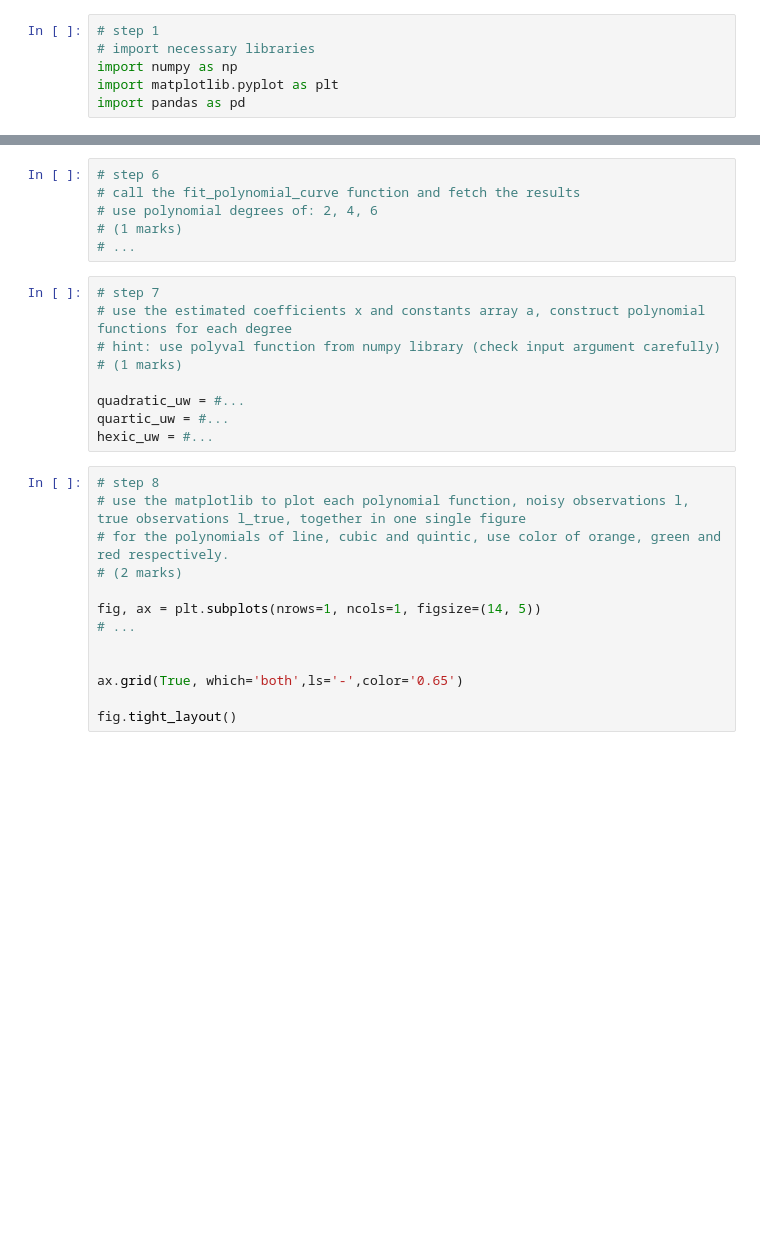
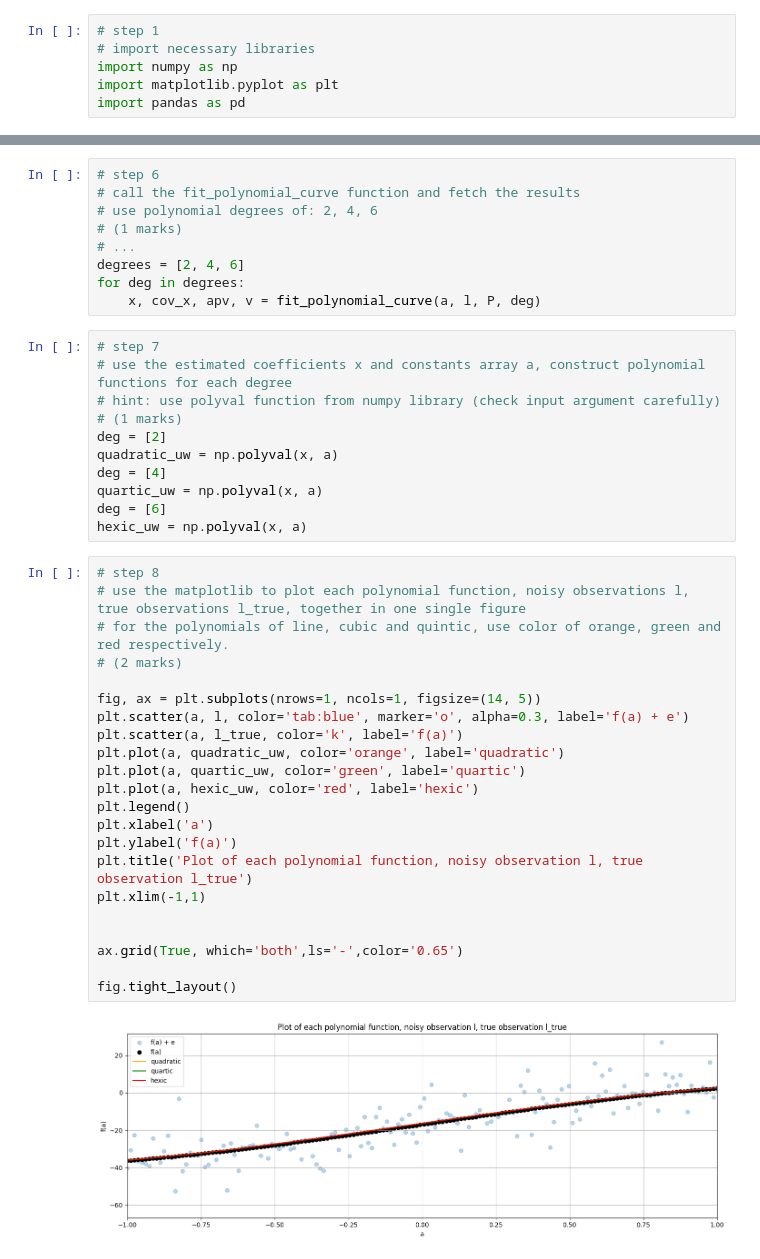
Before and after one commit to karafitzgerald/ENGG680_2025_Fall, a Jupyter notebook: Lab_Assignment1/StudentGradeManagement.ipynb, the cells around one changed output, grey strips where cells are left out. Saved outputs shown, nothing was run; the diff lists cells and outputs as text; blank space fills up the shorter version.

```diff
--- a/Lab_Assignment1/StudentGradeManagement.ipynb
+++ b/Lab_Assignment1/StudentGradeManagement.ipynb
@@ -721,28 +740,44 @@ def fit_polynomial_curve(a: np.ndarray, l: np.ndarray, P: np.ndarray, deg: int)
 # use polynomial degrees of: 2, 4, 6
 # (1 marks)
 # ...
+degrees = [2, 4, 6]
+for deg in degrees:
+    x, cov_x, apv, v = fit_polynomial_curve(a, l, P, deg)
 # %%
 # step 7
 # use the estimated coefficients x and constants array a, construct polynomial functions for each degree
 # hint: use polyval function from numpy library (check input argument carefully)
 # (1 marks)
-
-quadratic_uw = #...
-quartic_uw = #...
-hexic_uw = #...
+deg = [2]
+quadratic_uw = np.polyval(x, a)
+deg = [4]
+quartic_uw = np.polyval(x, a)
+deg = [6]
+hexic_uw = np.polyval(x, a)
 # %%
 # step 8
 # use the matplotlib to plot each polynomial function, noisy observations l, true observations l_true, together in one single figure
 # for the polynomials of line, cubic and quintic, use color of orange, green and red respectively.
 # (2 marks)
 
 fig, ax = plt.subplots(nrows=1, ncols=1, figsize=(14, 5))
-# ...
+plt.scatter(a, l, color='tab:blue', marker='o', alpha=0.3, label='f(a) + e')
+plt.scatter(a, l_true, color='k', label='f(a)')
+plt.plot(a, quadratic_uw, color='orange', label='quadratic')
+plt.plot(a, quartic_uw, color='green', label='quartic')
+plt.plot(a, hexic_uw, color='red', label='hexic')
+plt.legend()
+plt.xlabel('a')
+plt.ylabel('f(a)')
+plt.title('Plot of each polynomial function, noisy observation l, true observation l_true')
+plt.xlim(-1,1)
 
 
 ax.grid(True, which='both',ls='-',color='0.65')
 
 fig.tight_layout()
+# %% [output]
+[figure, added]
 # %%
 # step 9
 # print the a posterier variance factor for each polynomial function
```
Also changed, not shown: parts of 13 cells of this notebook.
